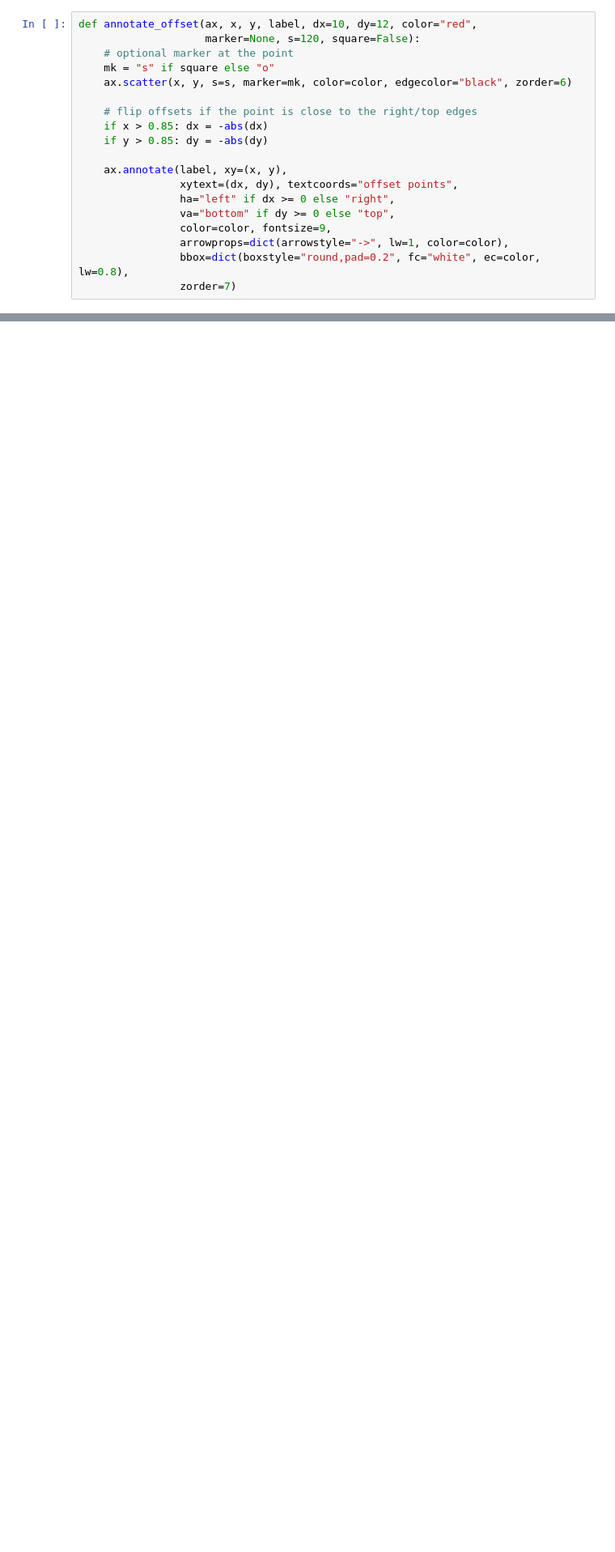
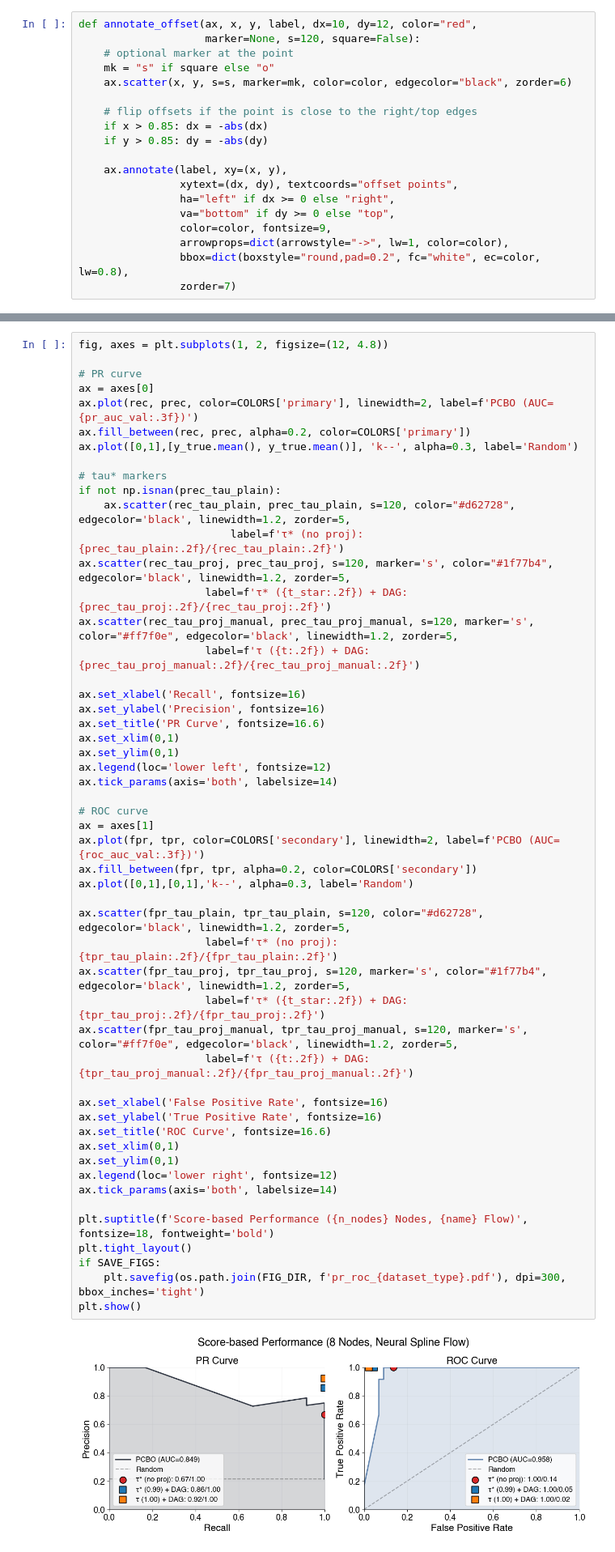
Before and after one commit to ai4ai-lab/preferential-cbo, a Jupyter notebook: demo_pcbo.ipynb, the cells around one changed output, grey strips where cells are left out. Shown at 81% size. Cells and saved outputs as stored; diff of their text form; blank space fills up the shorter version.

```diff
--- a/demo_pcbo.ipynb
+++ b/demo_pcbo.ipynb
@@ -1967,3 +2113,57 @@ plt.show()
+# %%
+fig, axes = plt.subplots(1, 2, figsize=(12, 4.8))
+
+# PR curve
+ax = axes[0]
+ax.plot(rec, prec, color=COLORS['primary'], linewidth=2, label=f'PCBO (AUC={pr_auc_val:.3f})')
+ax.fill_between(rec, prec, alpha=0.2, color=COLORS['primary'])
+ax.plot([0,1],[y_true.mean(), y_true.mean()], 'k--', alpha=0.3, label='Random')
+
+# tau* markers
+if not np.isnan(prec_tau_plain):
+	ax.scatter(rec_tau_plain, prec_tau_plain, s=120, color="#d62728", edgecolor='black', linewidth=1.2, zorder=5,
+						label=f'τ* (no proj): {prec_tau_plain:.2f}/{rec_tau_plain:.2f}')
+ax.scatter(rec_tau_proj, prec_tau_proj, s=120, marker='s', color="#1f77b4", edgecolor='black', linewidth=1.2, zorder=5,
+					label=f'τ* ({t_star:.2f}) + DAG: {prec_tau_proj:.2f}/{rec_tau_proj:.2f}')
+ax.scatter(rec_tau_proj_manual, prec_tau_proj_manual, s=120, marker='s', color="#ff7f0e", edgecolor='black', linewidth=1.2, zorder=5,
+					label=f'τ ({t:.2f}) + DAG: {prec_tau_proj_manual:.2f}/{rec_tau_proj_manual:.2f}')
+
+ax.set_xlabel('Recall', fontsize=16)
+ax.set_ylabel('Precision', fontsize=16)
+ax.set_title('PR Curve', fontsize=16.6)
+ax.set_xlim(0,1)
+ax.set_ylim(0,1)
+ax.legend(loc='lower left', fontsize=12)
+ax.tick_params(axis='both', labelsize=14)
+
+# ROC curve
+ax = axes[1]
+ax.plot(fpr, tpr, color=COLORS['secondary'], linewidth=2, label=f'PCBO (AUC={roc_auc_val:.3f})')
+ax.fill_between(fpr, tpr, alpha=0.2, color=COLORS['secondary'])
+ax.plot([0,1],[0,1],'k--', alpha=0.3, label='Random')
+
+ax.scatter(fpr_tau_plain, tpr_tau_plain, s=120, color="#d62728", edgecolor='black', linewidth=1.2, zorder=5,
+					label=f'τ* (no proj): {tpr_tau_plain:.2f}/{fpr_tau_plain:.2f}')
+ax.scatter(fpr_tau_proj, tpr_tau_proj, s=120, marker='s', color="#1f77b4", edgecolor='black', linewidth=1.2, zorder=5,
+					label=f'τ* ({t_star:.2f}) + DAG: {tpr_tau_proj:.2f}/{fpr_tau_proj:.2f}')
+ax.scatter(fpr_tau_proj_manual, tpr_tau_proj_manual, s=120, marker='s', color="#ff7f0e", edgecolor='black', linewidth=1.2, zorder=5,
+					label=f'τ ({t:.2f}) + DAG: {tpr_tau_proj_manual:.2f}/{fpr_tau_proj_manual:.2f}')
+
+ax.set_xlabel('False Positive Rate', fontsize=16)
+ax.set_ylabel('True Positive Rate', fontsize=16)
+ax.set_title('ROC Curve', fontsize=16.6)
+ax.set_xlim(0,1)
+ax.set_ylim(0,1)
+ax.legend(loc='lower right', fontsize=12)
+ax.tick_params(axis='both', labelsize=14)
+
+plt.suptitle(f'Score-based Performance ({n_nodes} Nodes, {name} Flow)', fontsize=18, fontweight='bold')
+plt.tight_layout()
+if SAVE_FIGS:
+	plt.savefig(os.path.join(FIG_DIR, f'pr_roc_{dataset_type}.pdf'), dpi=300, bbox_inches='tight')
+plt.show()
+# %% [output]
+[figure, added]
 # %% [markdown]
 ### Preference Learning
 # %%
```
Also changed, not shown: parts of 19 cells of this notebook.
